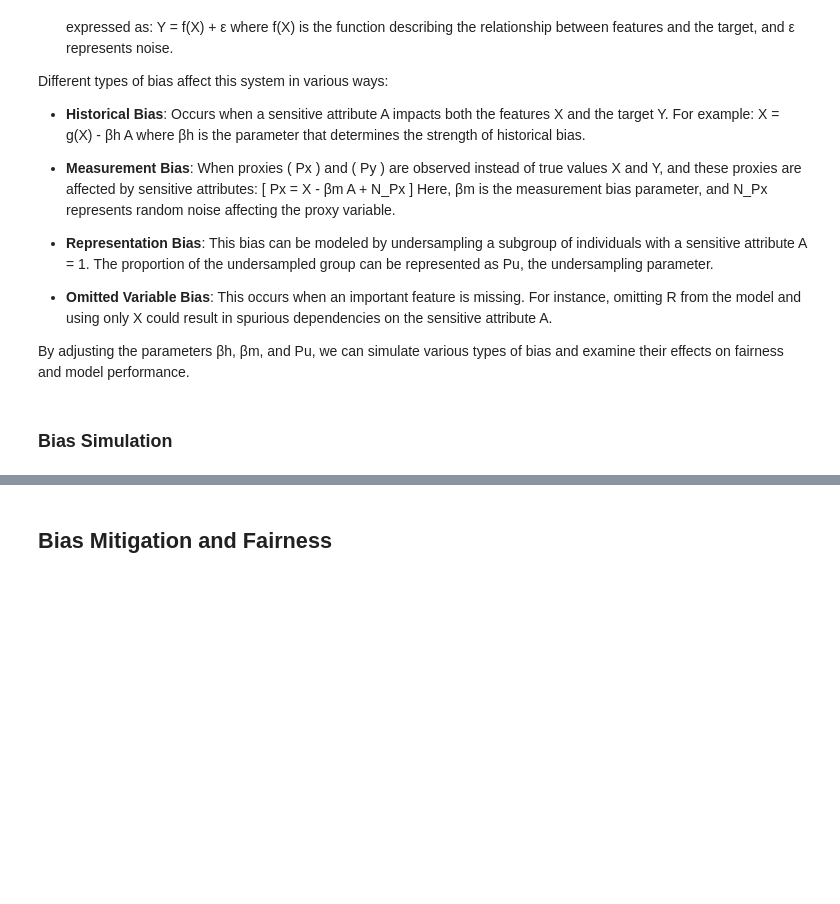
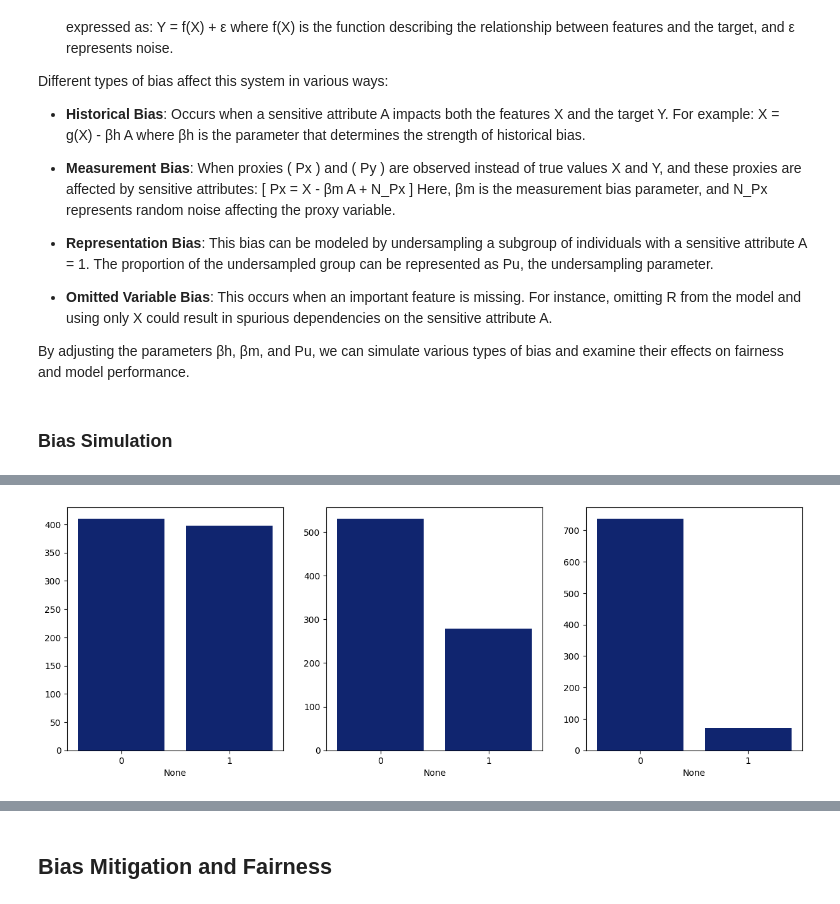
Before and after one commit to PRCSousa/Tabular-Bias-Simulation-And-Mitigation, a Jupyter notebook: main.ipynb, the cells around one changed output, grey strips where cells are left out. Cells and saved outputs as stored; diff of their text form; code cells hidden in the pictures; blank space fills up the shorter version.

```diff
--- a/main.ipynb
+++ b/main.ipynb
@@ -292,0 +330,10 @@ plt.show()
+# %%
+# plot barplot value counts of A1, A2, A3
+fig, ax = plt.subplots(1, 3, figsize=(15, 5))
+sns.barplot(x=X_train['A1'].value_counts().index, y=X_train['A1'].value_counts().values, ax=ax[0])
+sns.barplot(x=X_train['A2'].value_counts().index, y=X_train['A2'].value_counts().values, ax=ax[1])
+sns.barplot(x=X_train['A3'].value_counts().index, y=X_train['A3'].value_counts().values, ax=ax[2])
+
+plt.show()
+# %% [output]
+[figure, added]
```
Also changed, not shown: parts of 17 cells of this notebook, 1 other file.
